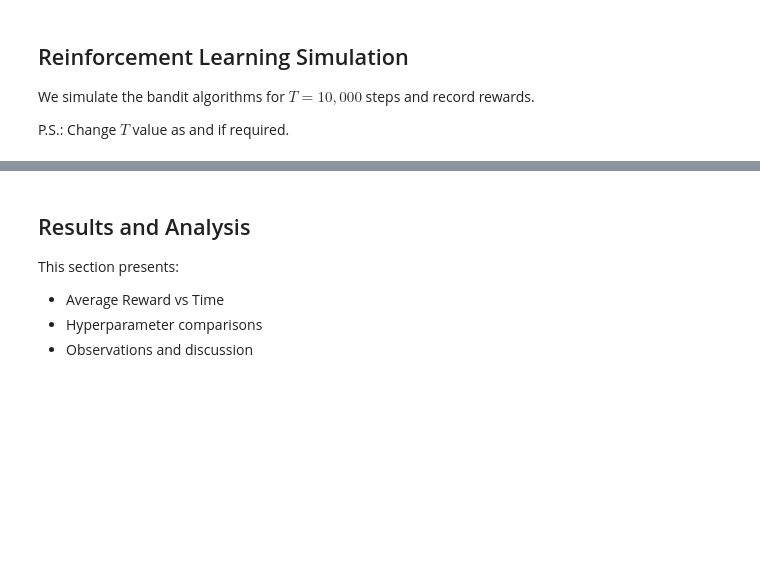
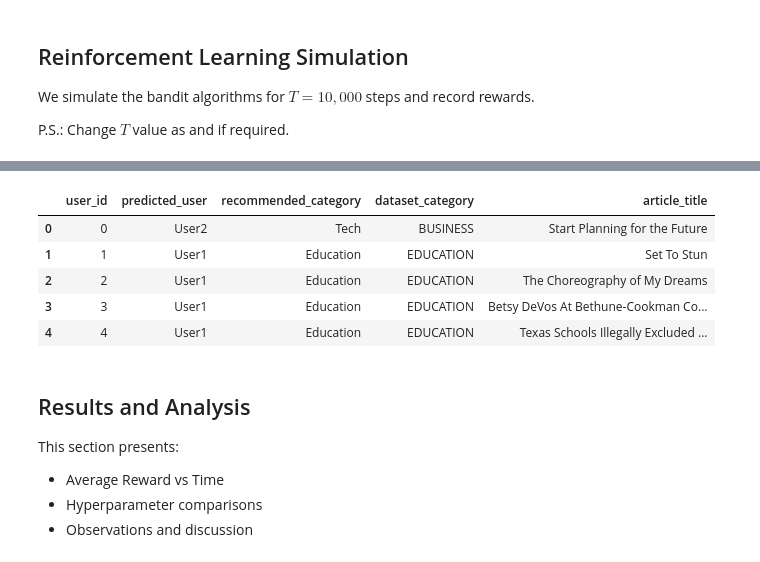
Before and after one commit to anoushkaa15/lab3-contextual-bandit, a Jupyter notebook: lab3_results_U20230076.ipynb, the cells around one changed output, grey strips where cells are left out. Saved outputs shown, nothing was run; the diff lists cells and outputs as text; code cells hidden in the pictures; blank space fills up the shorter version.

```diff
--- a/lab3_results_U20230076.ipynb
+++ b/lab3_results_U20230076.ipynb
@@ -262,3 +610,44 @@ P.S.: Change $T$ value as and if required.
+# %%
+news_categories = ["Entertainment","Education","Tech","Crime"]
+
+recommendations = []
+
+for i, ctx in enumerate(pred_contexts):
+
+    local_arm = np.argmax(final_bandits[ctx].arm_rewards / np.maximum(final_bandits[ctx].arm_counts,1))
+
+    # Bandit category
+    bandit_category = news_categories[local_arm]
+
+    # Map to dataset category
+    dataset_category = category_map[bandit_category]
+
+    subset = news_df[news_df["category"] == dataset_category]
+
+    # Safety check (should not happen now)
+    if subset.empty:
+        article_title = "No article available"
+    else:
+        article_title = subset.sample(1)["headline"].values[0]
+
+
+    recommendations.append({
+        "user_id": i,
+        "predicted_user": f"User{ctx+1}",
+        "recommended_category": bandit_category,
+        "dataset_category": dataset_category,
+        "article_title": article_title
+    })
+
+recommendations_df = pd.DataFrame(recommendations)
+recommendations_df.head()
+# %% [output]
+|  | user_id | predicted_user | recommended_category | dataset_category | article_title |
+| 0 | 0 | User2 | Tech | BUSINESS | Start Planning for the Future |
+| 1 | 1 | User1 | Education | EDUCATION | Set To Stun |
+| 2 | 2 | User1 | Education | EDUCATION | The Choreography of My Dreams |
+| 3 | 3 | User1 | Education | EDUCATION | Betsy DeVos At Bethune-Cookman Co... |
+| 4 | 4 | User1 | Education | EDUCATION | Texas Schools Illegally Excluded ... |
 # %% [markdown]
 ## Results and Analysis
 
```
Also changed, not shown: parts of 18 cells of this notebook.
